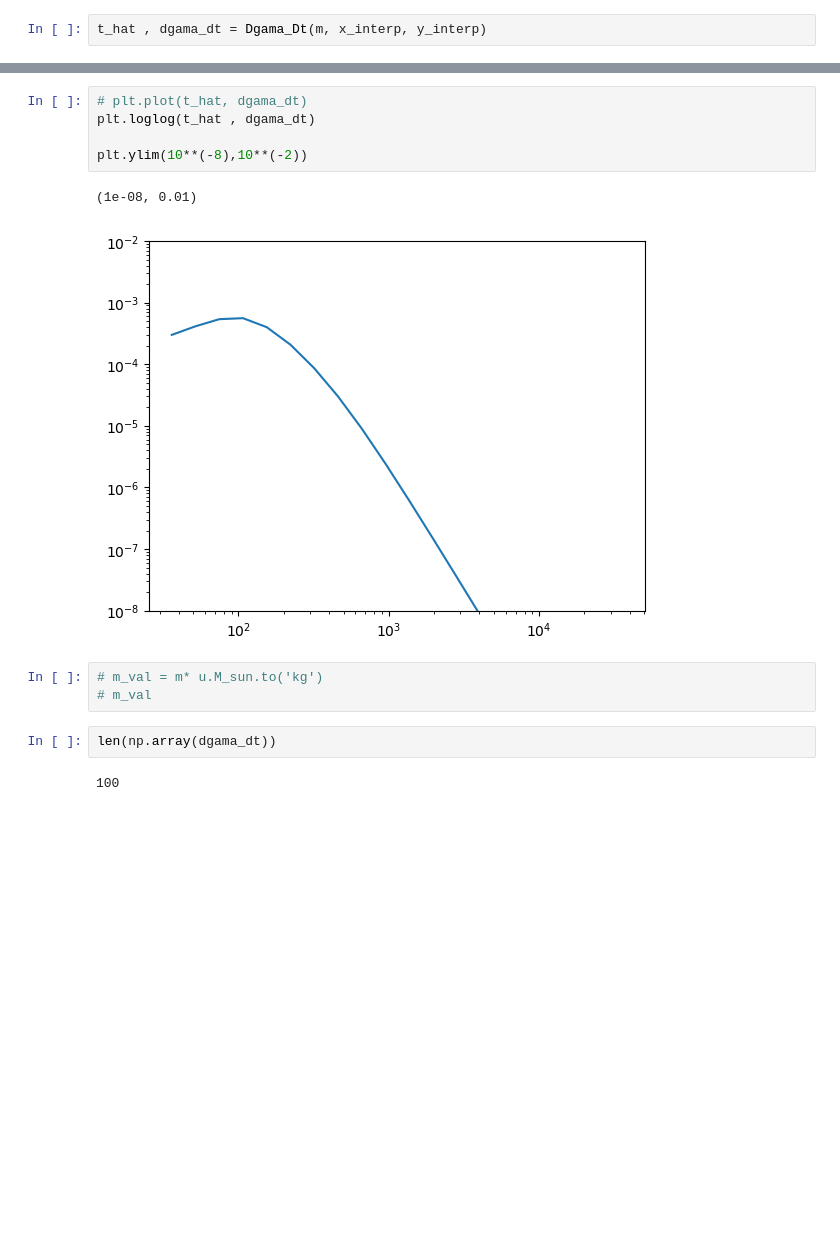
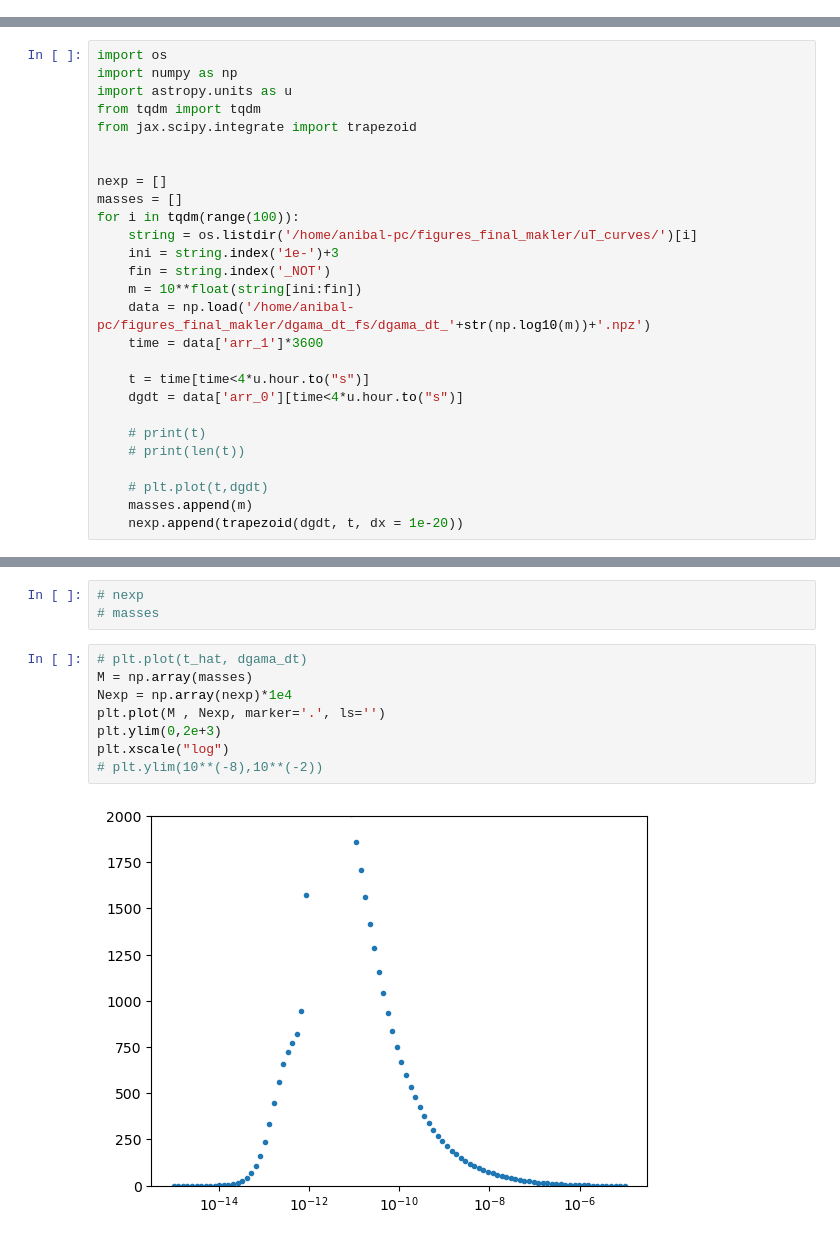
Before and after one commit to anibal-art/Lentes_gravitacionales, a Jupyter notebook: integration_by_hand.ipynb, the cells around one changed output, grey strips where cells are left out. Drawn from its saved outputs; the diff is of its cells as text; blank space fills up the shorter version.

```diff
--- a/integration_by_hand.ipynb
+++ b/integration_by_hand.ipynb
@@ -201,2 +112,0 @@ def Dgama_Dt(m, x_interp, y_interp):
-# %%
-t_hat , dgama_dt = Dgama_Dt(m, x_interp, y_interp)
@@ -202,0 +141,27 @@ t_hat , dgama_dt = Dgama_Dt(m, x_interp, y_interp)
+# %%
+import os
+import numpy as np
+import astropy.units as u
+from tqdm import tqdm
+from jax.scipy.integrate import trapezoid
+
+
+nexp = []
+masses = []
+for i in tqdm(range(100)):
+    string = os.listdir('/home/anibal-pc/figures_final_makler/uT_curves/')[i]
+    ini = string.index('1e-')+3
+    fin = string.index('_NOT')
+    m = 10**float(string[ini:fin])
+    data = np.load('/home/anibal-pc/figures_final_makler/dgama_dt_fs/dgama_dt_'+str(np.log10(m))+'.npz')
+    time = data['arr_1']*3600
+
+    t = time[time<4*u.hour.to("s")]
+    dgdt = data['arr_0'][time<4*u.hour.to("s")]
+
+    # print(t)
+    # print(len(t))
+
+    # plt.plot(t,dgdt)
+    masses.append(m)
+    nexp.append(trapezoid(dgdt, t, dx = 1e-20))
@@ -203,15 +170,13 @@ t_hat , dgama_dt = Dgama_Dt(m, x_interp, y_interp)
+# %%
+# nexp
+# masses
 # %%
 # plt.plot(t_hat, dgama_dt)
-plt.loglog(t_hat , dgama_dt)
-
-plt.ylim(10**(-8),10**(-2))
+M = np.array(masses)
+Nexp = np.array(nexp)*1e4
+plt.plot(M , Nexp, marker='.', ls='')
+plt.ylim(0,2e+3)
+plt.xscale("log")
+# plt.ylim(10**(-8),10**(-2))
 # %% [output]
-(1e-08, 0.01)
-[figure, old version]
+[figure, new version]
-# %%
-# m_val = m* u.M_sun.to('kg')
-# m_val
-# %%
-len(np.array(dgama_dt))
-# %% [output]
-100
```
Also changed, not shown: parts of 12 cells of this notebook, 2 other files.
